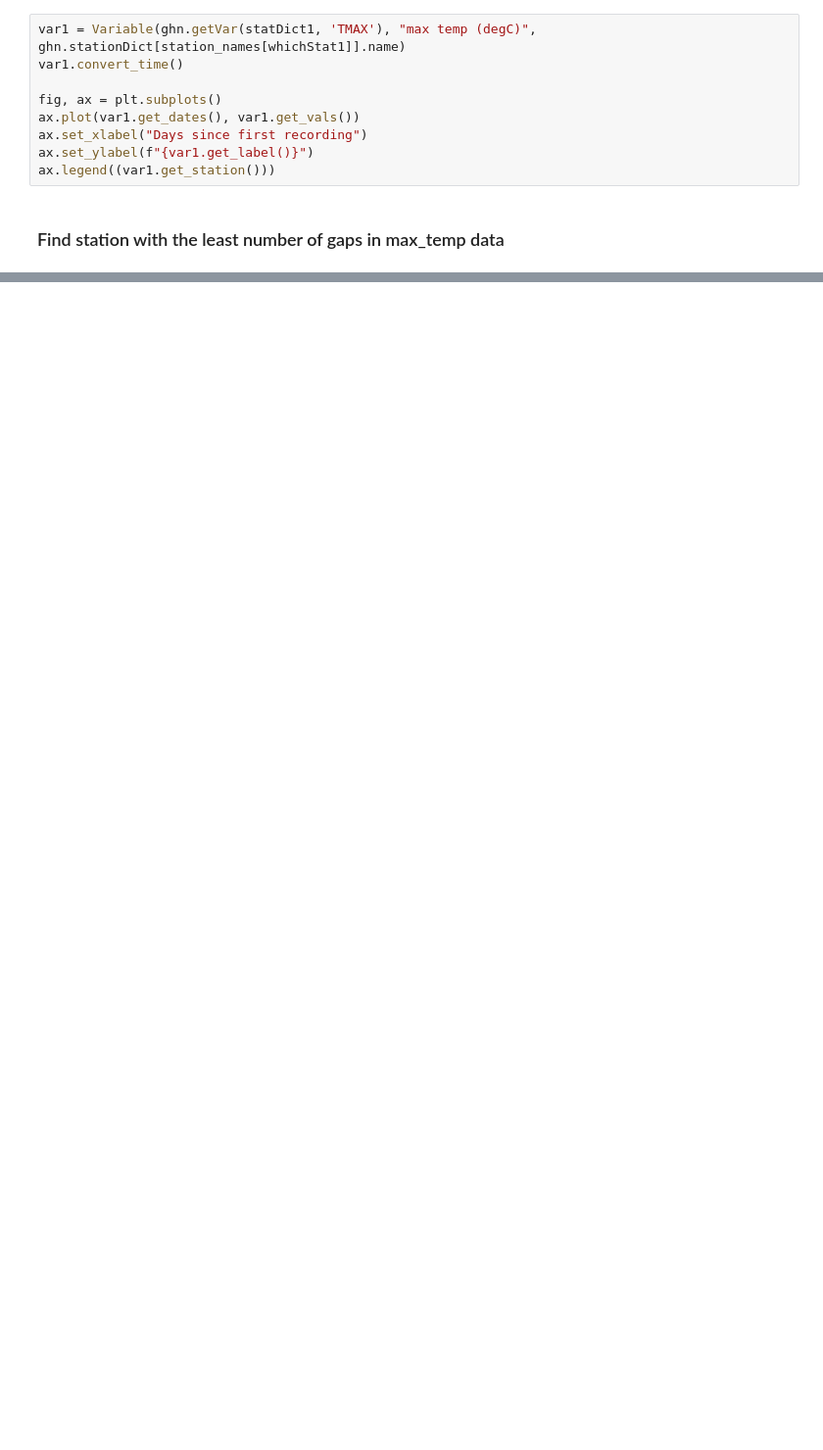
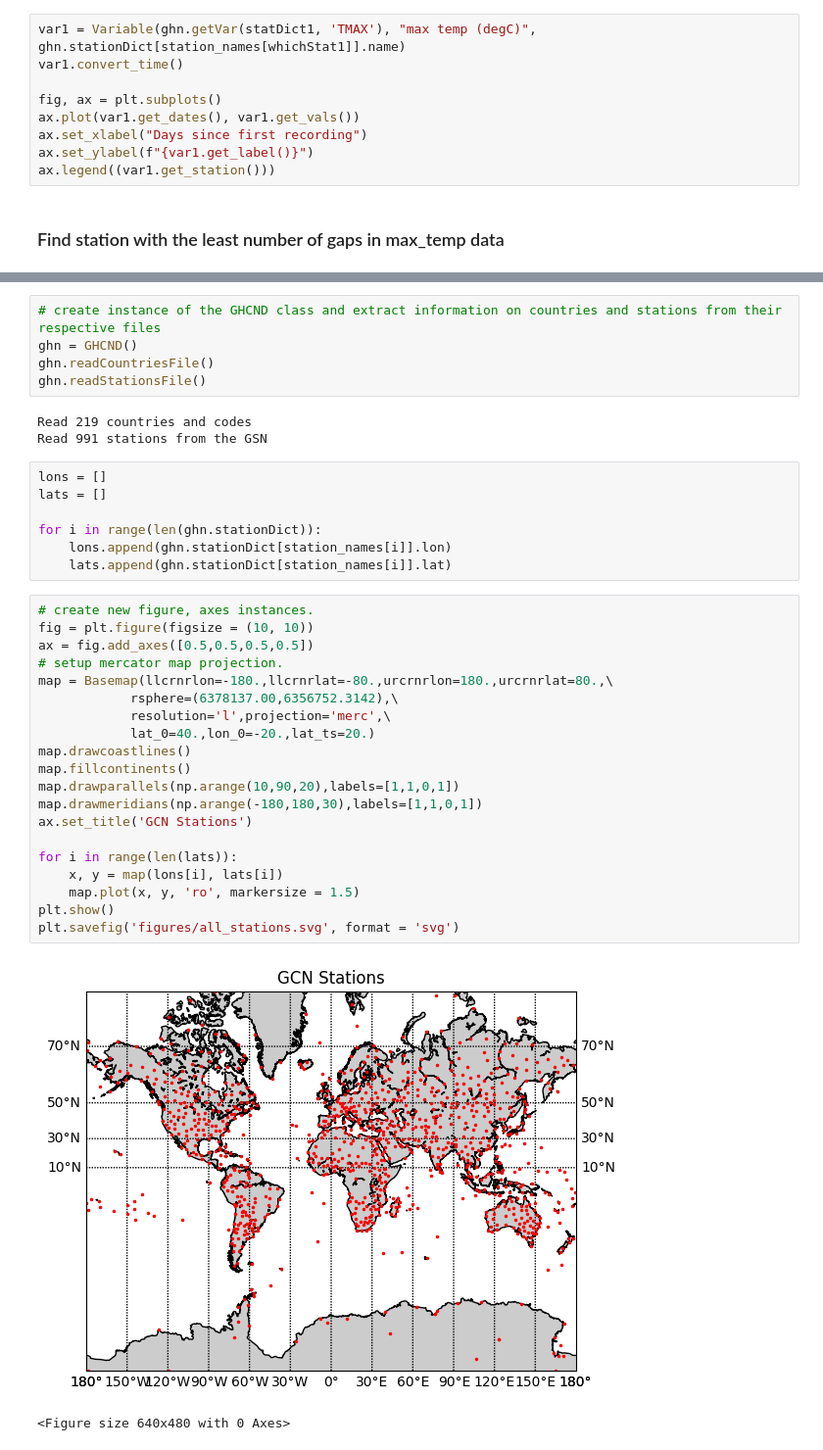
Before and after one commit to rhtweedie/ghcnd_ml, a Jupyter notebook: data_exploration.ipynb, the cells around one changed output, grey strips where cells are left out. Shown at 98% size. Drawn from its saved outputs; the diff is of its cells as text; blank space fills up the shorter version.

Commit message:
Interpolate and plot stations

```diff
--- a/data_exploration.ipynb
+++ b/data_exploration.ipynb
@@ -46,0 +159,38 @@ no_gaps_tmax = [k for k, v in data.items() if v == 0]
+# %%
+# create instance of the GHCND class and extract information on countries and stations from their respective files
+ghn = GHCND()
+ghn.readCountriesFile()
+ghn.readStationsFile()
+# %% [output]
+Read 219 countries and codes
+Read 991 stations from the GSN
+# %%
+lons = []
+lats = []
+
+for i in range(len(ghn.stationDict)):
+    lons.append(ghn.stationDict[station_names[i]].lon)
+    lats.append(ghn.stationDict[station_names[i]].lat)
+# %%
+# create new figure, axes instances.
+fig = plt.figure(figsize = (10, 10))
+ax = fig.add_axes([0.5,0.5,0.5,0.5])
+# setup mercator map projection.
+map = Basemap(llcrnrlon=-180.,llcrnrlat=-80.,urcrnrlon=180.,urcrnrlat=80.,\
+            rsphere=(6378137.00,6356752.3142),\
+            resolution='l',projection='merc',\
+            lat_0=40.,lon_0=-20.,lat_ts=20.)
+map.drawcoastlines()
+map.fillcontinents()
+map.drawparallels(np.arange(10,90,20),labels=[1,1,0,1])
+map.drawmeridians(np.arange(-180,180,30),labels=[1,1,0,1])
+ax.set_title('GCN Stations')
+
+for i in range(len(lats)):
+    x, y = map(lons[i], lats[i])
+    map.plot(x, y, 'ro', markersize = 1.5)
+plt.show()
+plt.savefig('figures/all_stations.svg', format = 'svg')
+# %% [output]
+[figure, added]
+<Figure size 640x480 with 0 Axes>
```
Also changed, not shown: parts of 17 cells of this notebook.
